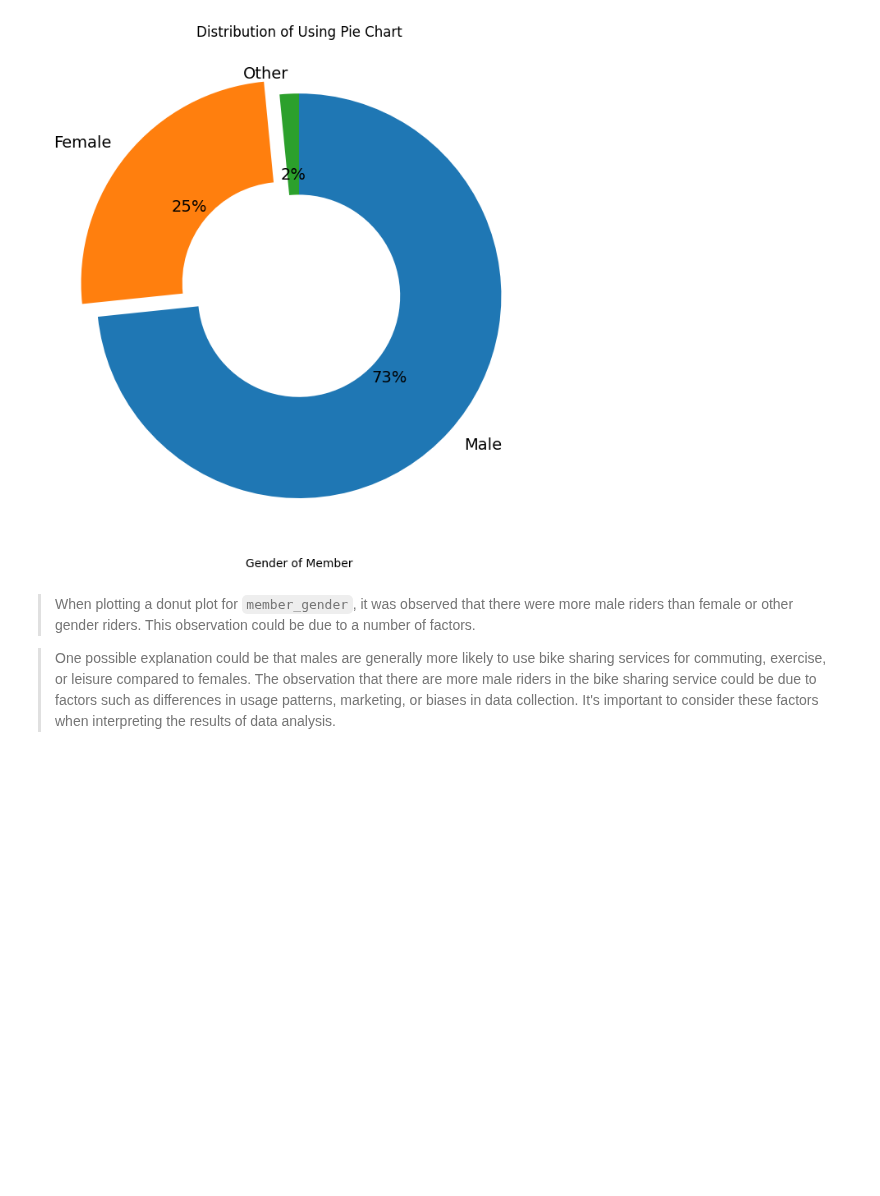
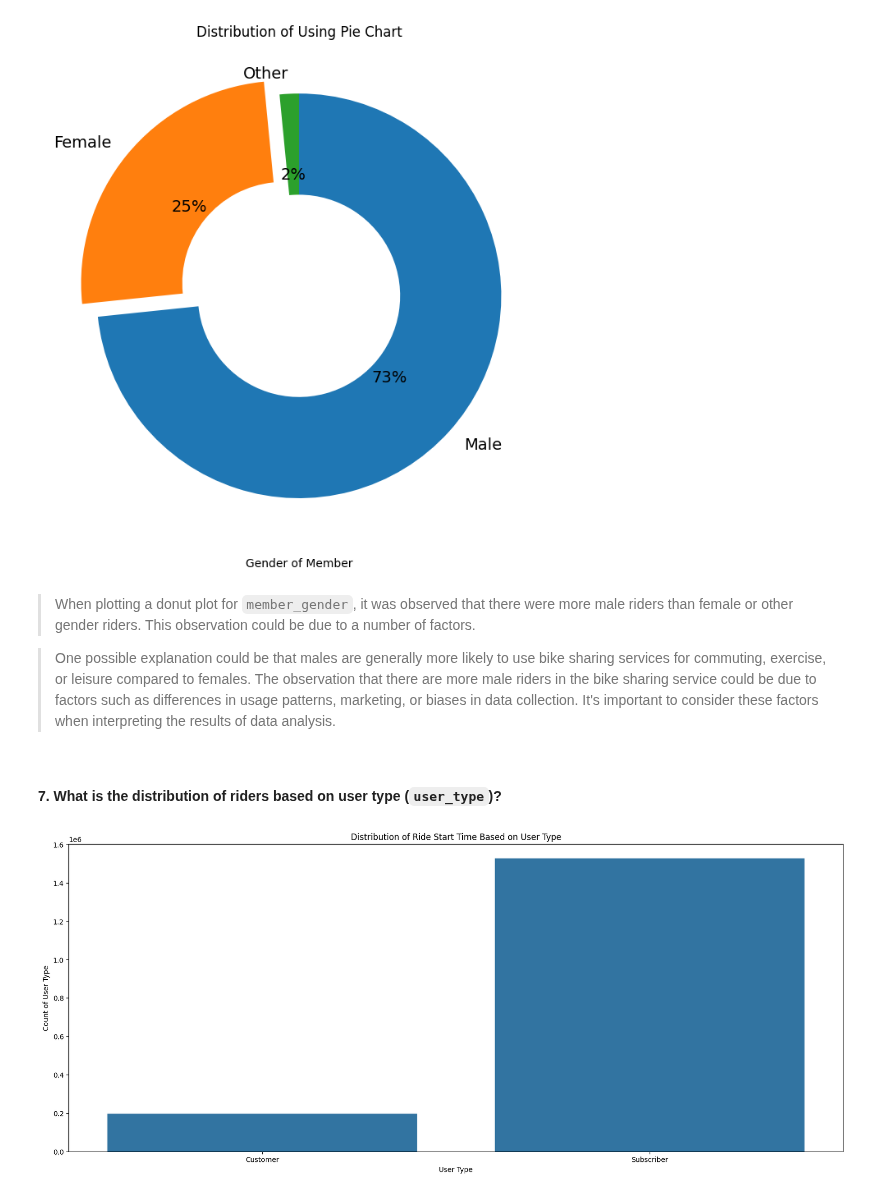
Before and after one commit to kisyular/data-visualization-project, a Jupyter notebook: Part_I_exploration.ipynb, the cells around one changed output. Saved outputs shown, nothing was run; the diff lists cells and outputs as text; code cells hidden in the pictures; blank space fills up the shorter version.

Commit message:
FEAT: UNIVARARIATE EXPLORATION: CODE FOR DISTRIBUTION OF RIDES BASED ON USER TYPE

```diff
--- a/Part_I_exploration.ipynb
+++ b/Part_I_exploration.ipynb
@@ -836,3 +836,14 @@ plt.title('Distribution of Using Pie Chart');
 > When plotting a donut plot for `member_gender`, it was observed that there were more male riders than female or other gender riders. This observation could be due to a number of factors.
 
 > One possible explanation could be that males are generally more likely to use bike sharing services for commuting, exercise, or leisure compared to females. The observation that there are more male riders in the bike sharing service could be due to factors such as differences in usage patterns, marketing, or biases in data collection. It's important to consider these factors when interpreting the results of data analysis.
+# %% [markdown]
+#### 7. What is the distribution of riders based on user type (`user_type`)?
+# %%
+# Plot distribution of `user_type` bike rides using countplot
+plt.figure(figsize=[20, 8])
+sb.countplot(data=cc_bike_data, x='user_type', color=base_color)
+plt.xlabel('User Type')
+plt.ylabel('Count of User Type')
+plt.title('Distribution of Ride Start Time Based on User Type');
+# %% [output]
+[figure, added]
```
Also changed, not shown: parts of 1 cell of this notebook.
